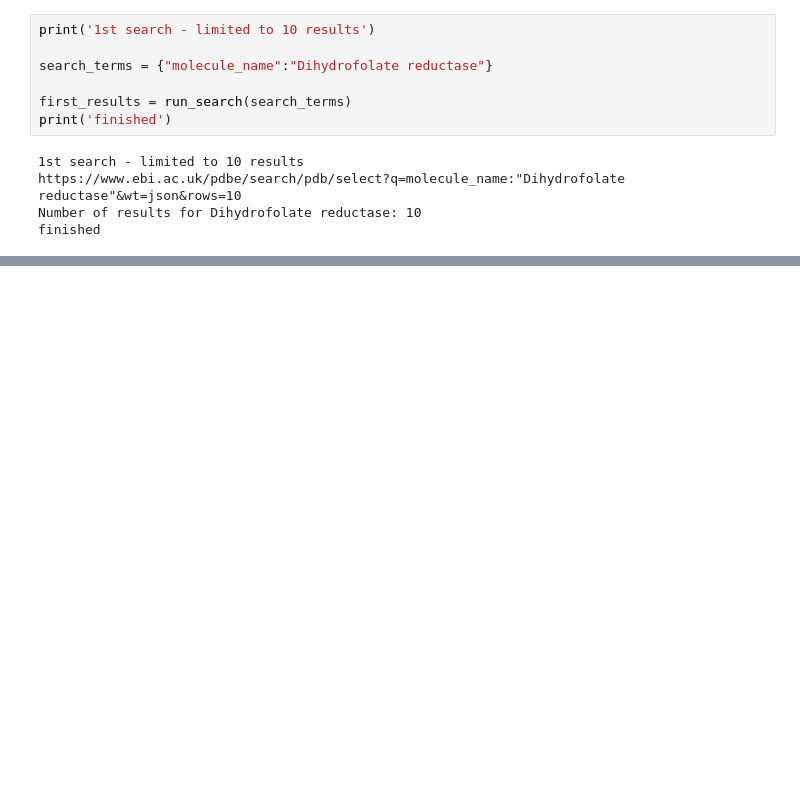
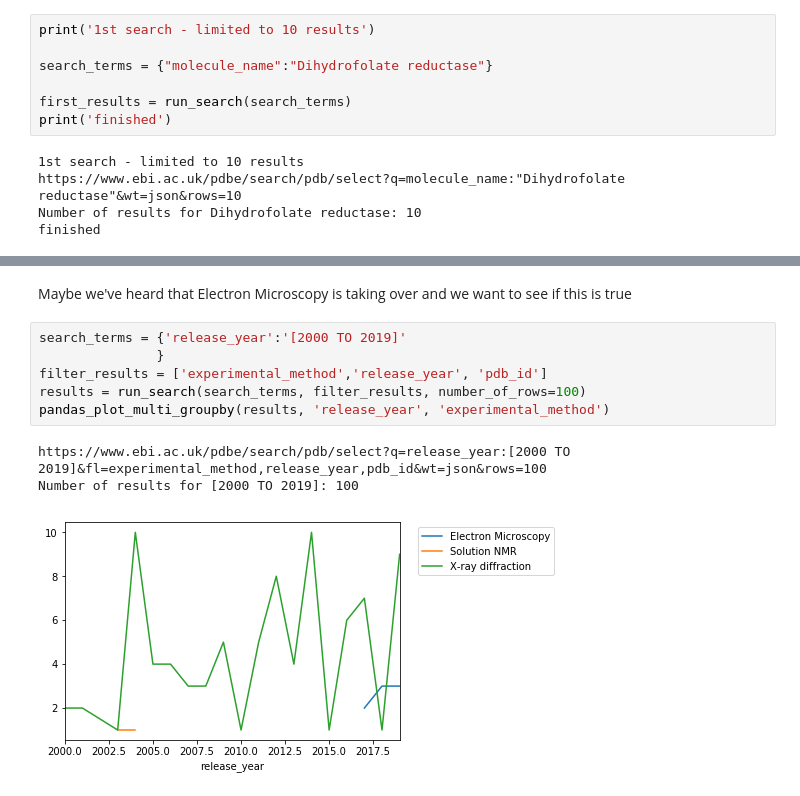
Before and after one commit to PDBeurope/pdbe-api-training, a Jupyter notebook: summer_school_2020/section1 - running a search.ipynb, the cells around one changed output, grey strips where cells are left out. Saved outputs shown, nothing was run; the diff lists cells and outputs as text; blank space fills up the shorter version.

```diff
--- a/summer_school_2020/section1 - running a search.ipynb
+++ b/summer_school_2020/section1 - running a search.ipynb
@@ -70,0 +285,12 @@ finished
+# %% [markdown]
+Maybe we've heard that Electron Microscopy is taking over and we want to see if this is true
+# %%
+search_terms = {'release_year':'[2000 TO 2019]'
+               }
+filter_results = ['experimental_method','release_year', 'pdb_id']
+results = run_search(search_terms, filter_results, number_of_rows=100)
+pandas_plot_multi_groupby(results, 'release_year', 'experimental_method')
+# %% [output]
+https://www.ebi.ac.uk/pdbe/search/pdb/select?q=release_year:[2000 TO 2019]&fl=experimental_method,release_year,pdb_id&wt=json&rows=100
+Number of results for [2000 TO 2019]: 100
+[figure, added]
```
Also changed, not shown: parts of 36 cells of this notebook, 1 other file.
